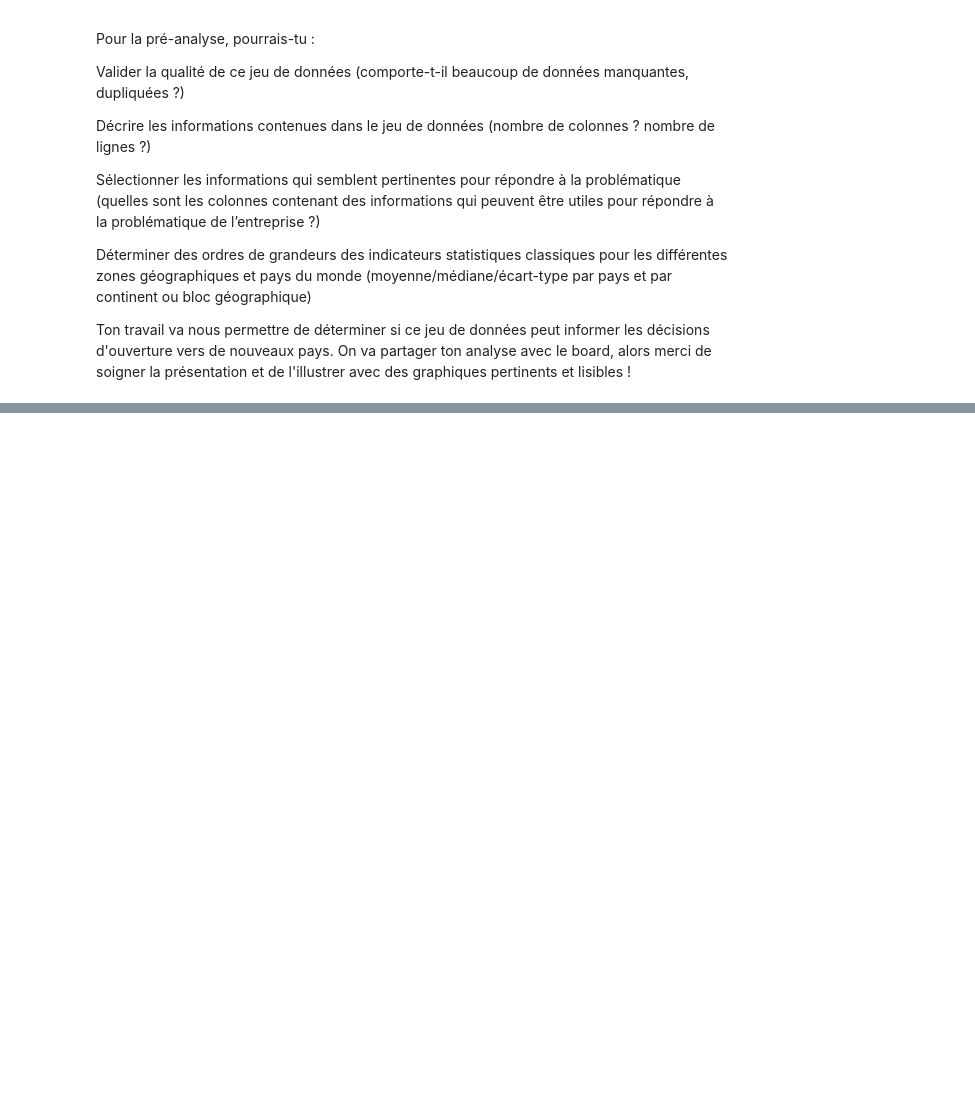
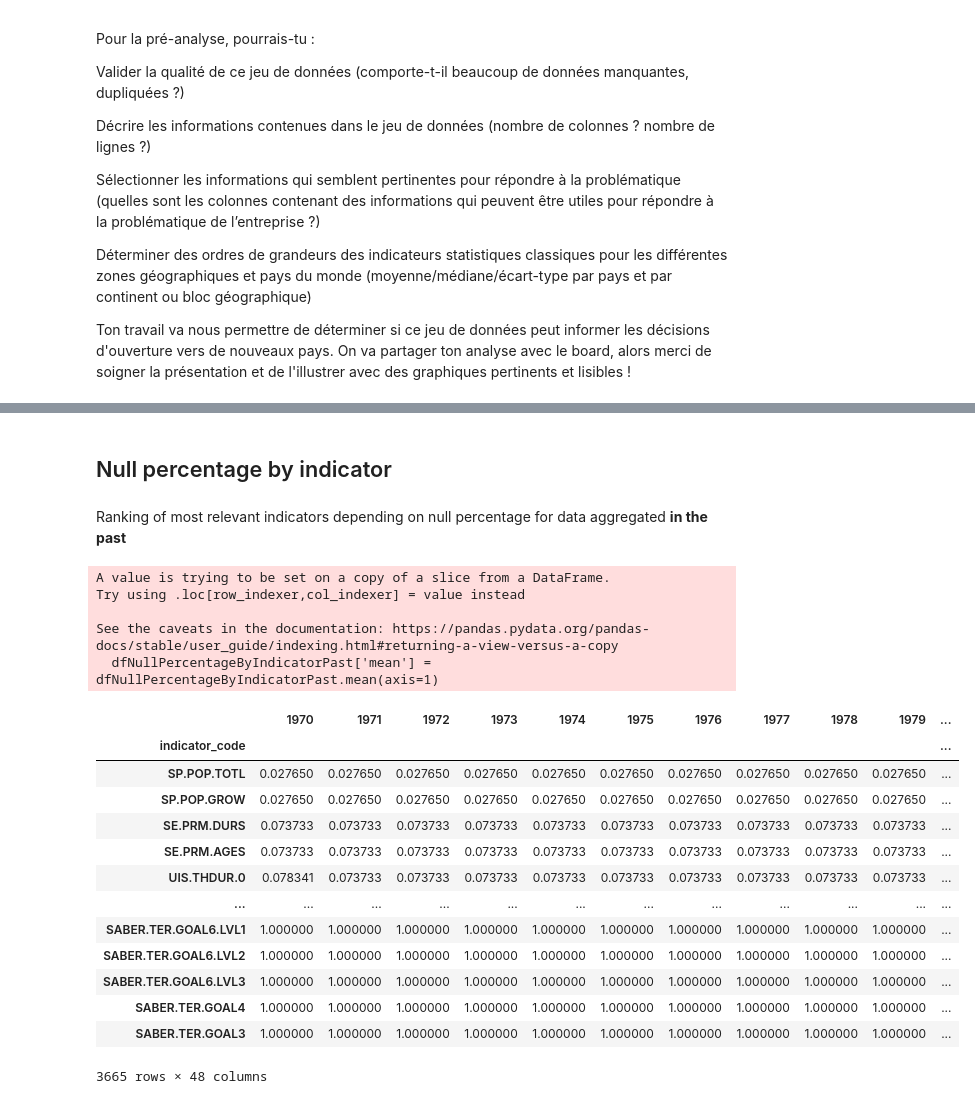
Before and after one commit to corentin5002/edStat, a Jupyter notebook: EdStats notebook.ipynb, the cells around one changed output, grey strips where cells are left out. Drawn from its saved outputs; the diff is of its cells as text; code cells hidden in the pictures; blank space fills up the shorter version.

Commit message:
separate country-specific data and worlwide ones | rank indicator quality

```diff
--- a/EdStats notebook.ipynb
+++ b/EdStats notebook.ipynb
@@ -36,0 +49,4 @@ Ton travail va nous permettre de déterminer si ce jeu de données peut informer
+# %%
+filename = 'EdStatsData.csv'
+directory = '/CSV'
+dfEdStatsData = pd.read_csv(os.getcwd() + directory + '/' + filename)
@@ -36,0 +95,15 @@ Ton travail va nous permettre de déterminer si ce jeu de données peut informer
+# %%
+# we convert the column names to serpent case
+dfEdStatsData.columns = dfEdStatsData.columns.str.lower().str.replace(' ', '_')
+dfEdStatsData
+
+# world sub dataset
+dfEdStatsDataWorld = dfEdStatsData[dfEdStatsData['country_name'] == 'World']
+
+# country sub dataset
+# we check for the first occurence of Afghanistan as it is the first country in the dataset
+firstOccurence = dfEdStatsData[dfEdStatsData['country_name'] == 'Afghanistan'].index[0]
+# we split the dataset into two parts
+dfEdStatsDataCountry = dfEdStatsData.iloc[firstOccurence:]
+dfEdStatsDataCountry.reset_index(drop=True, inplace=True)
+dfEdStatsDataCountry
@@ -36,0 +124,41 @@ Ton travail va nous permettre de déterminer si ce jeu de données peut informer
+# %% [markdown]
+## Null percentage by indicator
+# %% [markdown]
+Ranking of most relevant indicators depending on null percentage for data aggregated **in the past**
+# %%
+dfNullPercentageByIndicator = dfEdStatsDataCountry.groupby('indicator_code').apply(lambda x: x.isnull().mean())
+dfNullPercentageByIndicator
+
+# get 1970 column id
+year1970 = dfEdStatsDataCountry.columns.get_loc('1970')
+# get 2016 column id
+year2016 = dfEdStatsDataCountry.columns.get_loc('2016')
+
+# we get column between 1970 and 2016 using iloc
+dfNullPercentageByIndicatorPast = dfNullPercentageByIndicator.iloc[:, year1970:year2016+1]
+dfNullPercentageByIndicatorPast
+
+# we get the mean of the null values for each indicator
+dfNullPercentageByIndicatorPast['mean'] = dfNullPercentageByIndicatorPast.mean(axis=1)
+dfNullPercentageByIndicatorPast = dfNullPercentageByIndicatorPast.sort_values('mean', ascending=True)
+dfNullPercentageByIndicatorPast
+# %% [output]
+A value is trying to be set on a copy of a slice from a DataFrame.
+Try using .loc[row_indexer,col_indexer] = value instead
+
+See the caveats in the documentation: https://pandas.pydata.org/pandas-docs/stable/user_guide/indexing.html#returning-a-view-versus-a-copy
+  dfNullPercentageByIndicatorPast['mean'] = dfNullPercentageByIndicatorPast.mean(axis=1)
+|  | 1970 | 1971 | 1972 | 1973 | 1974 | 1975 | 1976 | 1977 | 1978 | 1979 | ... |
+| indicator_code |  |  |  |  |  |  |  |  |  |  | ... |
+| SP.POP.TOTL | 0.027650 | 0.027650 | 0.027650 | 0.027650 | 0.027650 | 0.027650 | 0.027650 | 0.027650 | 0.027650 | 0.027650 | ... |
+| SP.POP.GROW | 0.027650 | 0.027650 | 0.027650 | 0.027650 | 0.027650 | 0.027650 | 0.027650 | 0.027650 | 0.027650 | 0.027650 | ... |
+| SE.PRM.DURS | 0.073733 | 0.073733 | 0.073733 | 0.073733 | 0.073733 | 0.073733 | 0.073733 | 0.073733 | 0.073733 | 0.073733 | ... |
+| SE.PRM.AGES | 0.073733 | 0.073733 | 0.073733 | 0.073733 | 0.073733 | 0.073733 | 0.073733 | 0.073733 | 0.073733 | 0.073733 | ... |
+| UIS.THDUR.0 | 0.078341 | 0.073733 | 0.073733 | 0.073733 | 0.073733 | 0.073733 | 0.073733 | 0.073733 | 0.073733 | 0.073733 | ... |
+| ... | ... | ... | ... | ... | ... | ... | ... | ... | ... | ... | ... |
+| SABER.TER.GOAL6.LVL1 | 1.000000 | 1.000000 | 1.000000 | 1.000000 | 1.000000 | 1.000000 | 1.000000 | 1.000000 | 1.000000 | 1.000000 | ... |
+| SABER.TER.GOAL6.LVL2 | 1.000000 | 1.000000 | 1.000000 | 1.000000 | 1.000000 | 1.000000 | 1.000000 | 1.000000 | 1.000000 | 1.000000 | ... |
+| SABER.TER.GOAL6.LVL3 | 1.000000 | 1.000000 | 1.000000 | 1.000000 | 1.000000 | 1.000000 | 1.000000 | 1.000000 | 1.000000 | 1.000000 | ... |
+| SABER.TER.GOAL4 | 1.000000 | 1.000000 | 1.000000 | 1.000000 | 1.000000 | 1.000000 | 1.000000 | 1.000000 | 1.000000 | 1.000000 | ... |
+| SABER.TER.GOAL3 | 1.000000 | 1.000000 | 1.000000 | 1.000000 | 1.000000 | 1.000000 | 1.000000 | 1.000000 | 1.000000 | 1.000000 | ... |
+3665 rows × 48 columns
```
Also changed, not shown: parts of 18 cells of this notebook.
